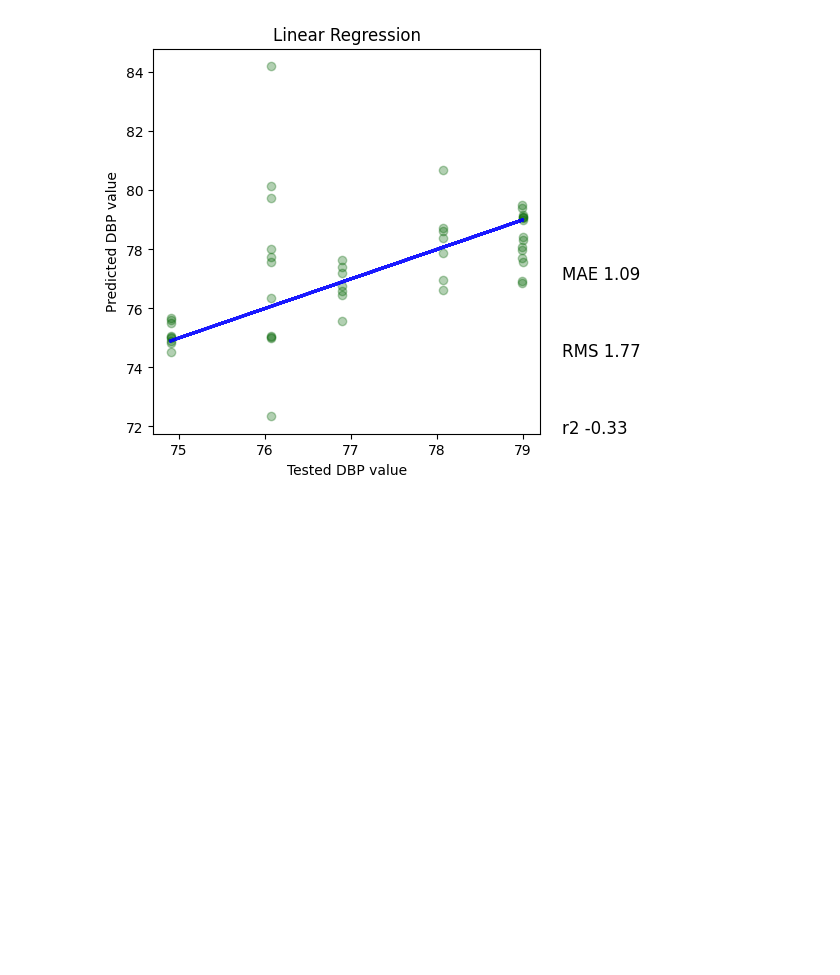
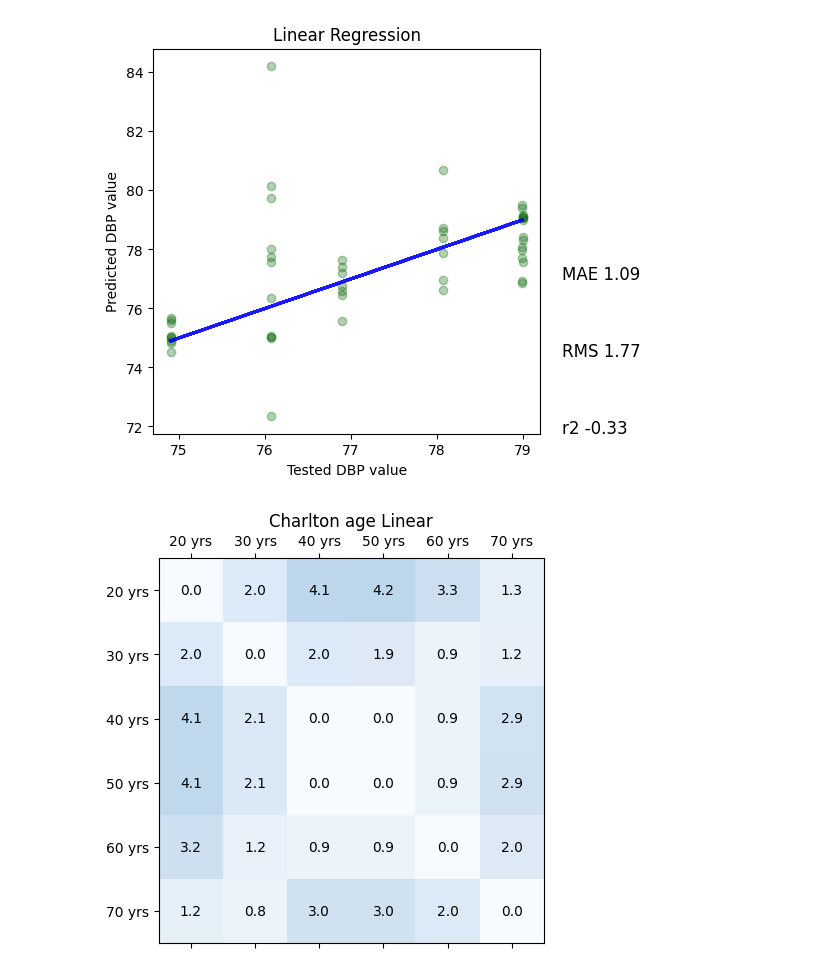
Before and after one commit to danielle34/summer24-lab, a Jupyter notebook: charlton_testings.ipynb, the cells around one changed output. Saved outputs shown, nothing was run; the diff lists cells and outputs as text; code cells hidden in the pictures; blank space fills up the shorter version.

Commit message:
added charlton testing

```diff
--- a/charlton_testings.ipynb
+++ b/charlton_testings.ipynb
@@ -135,3 +145,95 @@ plt.text(xmax+0.25, ymin, s= f"r2 {round(r2_score(Y_test, y_predict),2)}", fonts
 162
 Text(79.455, 71.75425014351495, 'r2 -0.33')
 [figure]
+# %%
+# heat plots
+
+# single ones
+#neigh = KNeighborsRegressor(n_neighbors=1)
+
+
+all_age_mae= []
+maxi_mean = 0
+for training_age in range(20,80,10):
+    training_age = str(training_age)
+
+    this_age_mae = []
+    for testing_age in range(20,80,10):
+        testing_age= str(testing_age)
+        neigh = LinearRegression()
+
+        #neigh = KNeighborsRegressor(n_neighbors=1)
+
+
+        X = dict_people_ages[str(training_age)][0]
+        Y = dict_people_ages[str(training_age)][1]
+
+        X_other = dict_people_ages[str(testing_age)][0]
+        Y_other = dict_people_ages[str(testing_age)][1]
+
+
+
+
+
+        tests_size = int(len(Y)*0.3)
+
+        X_test= np.array(X_other[:tests_size])
+        Y_test= np.array(Y_other[:tests_size])
+
+        X_test = X_test.reshape(X_test.shape[0], -1)
+        Y_test = Y_test.reshape(Y_test.shape[0], -1)
+
+
+
+
+        X_train =  np.array(X[tests_size:])
+        Y_train= Y[tests_size:]
+
+
+        X_train = X_train.reshape(X_train.shape[0], -1)
+
+
+
+        the_fit= neigh.fit(X_train, Y_train)
+
+        y_predict= neigh.predict(X_test)#, auscultatory_sbp[10])
+
+
+
+        MAE = round(mean_absolute_error(Y_test, y_predict),2)
+
+
+        #print(MAE)
+        this_age_mae.append(MAE)
+
+    if max(this_age_mae)>maxi_mean:
+        maxi_mean= max(this_age_mae)
+    all_age_mae.append(this_age_mae)
+
+
+
+
+
+
+
+
+data = np.matrix(all_age_mae)
+
+fig, ax = plt.subplots()
+plt.figure(figsize=(4, 4))
+cmap = matplotlib.colors.ListedColormap(['white','blue'])
+
+# Using matshow here just because it sets the ticks up nicely. imshow is faster.
+ax.matshow(data, cmap='Blues', vmin=0, vmax=15)
+age_keys = [str(num)+" yrs" for num in range(10,90,10)]
+plt.rcParams.update({'font.size': 10})
+ax.set_xticklabels(age_keys)
+ax.set_yticklabels(age_keys)
+
+for (i, j), z in np.ndenumerate(data):
+    ax.text(j, i, '{:0.1f}'.format(z), ha='center', va='center', color = "black")
+#bbox=dict(boxstyle='round', facecolor='white', edgecolor='0.3' )
+ax.set_title("Charlton age Linear")
+plt.show()
+# %% [output]
+[figure, added]
```
Also changed, not shown: parts of 5 cells of this notebook, 1 other file.
